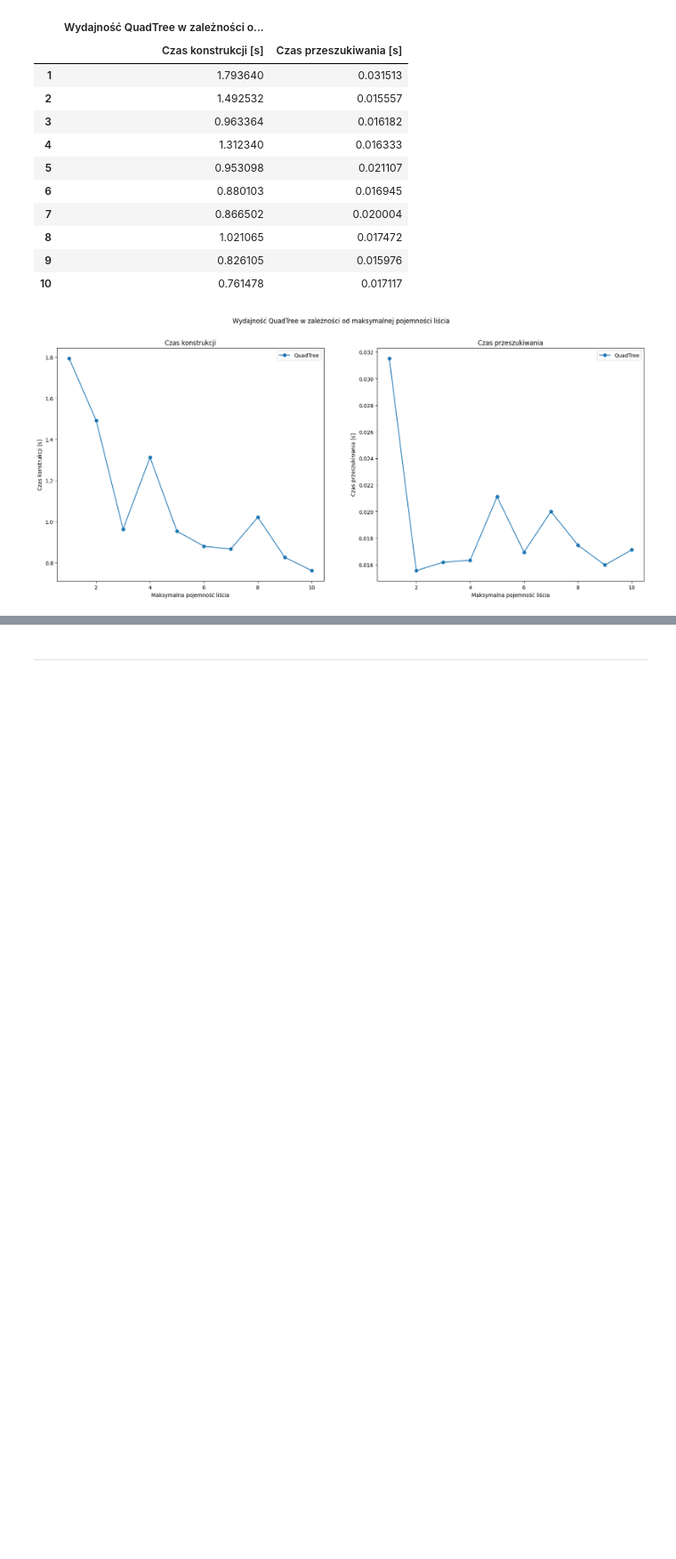
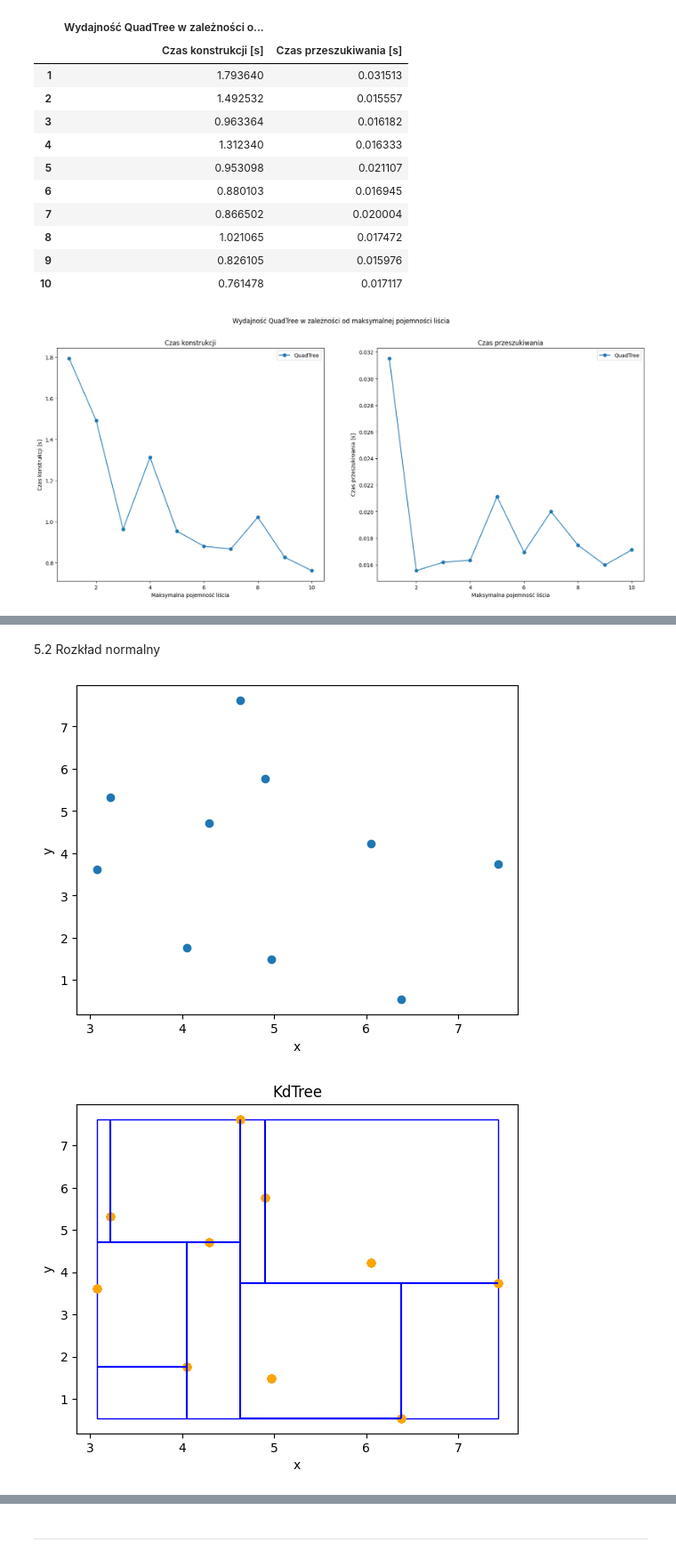
Before and after one commit to WerWojtas/QuadTree_and_KdTree, a Jupyter notebook: Comparison.ipynb, the cells around one changed output, grey strips where cells are left out. Shown at 89% size. Saved outputs shown, nothing was run; the diff lists cells and outputs as text; code cells hidden in the pictures; blank space fills up the shorter version.

```diff
--- a/Comparison.ipynb
+++ b/Comparison.ipynb
@@ -455,0 +482,7 @@ maxcap_graph(df_maxcap)
+# %% [markdown]
+5.2 Rozkład normalny
+# %%
+generate_visualization(cg.normal_distribution, q_norm, Rectangle(Point([0,0]), Point([10,10])))
+# %% [output]
+[figure, added]
+[figure, added]
```
Also changed, not shown: parts of 17 cells of this notebook, 2 other files.
